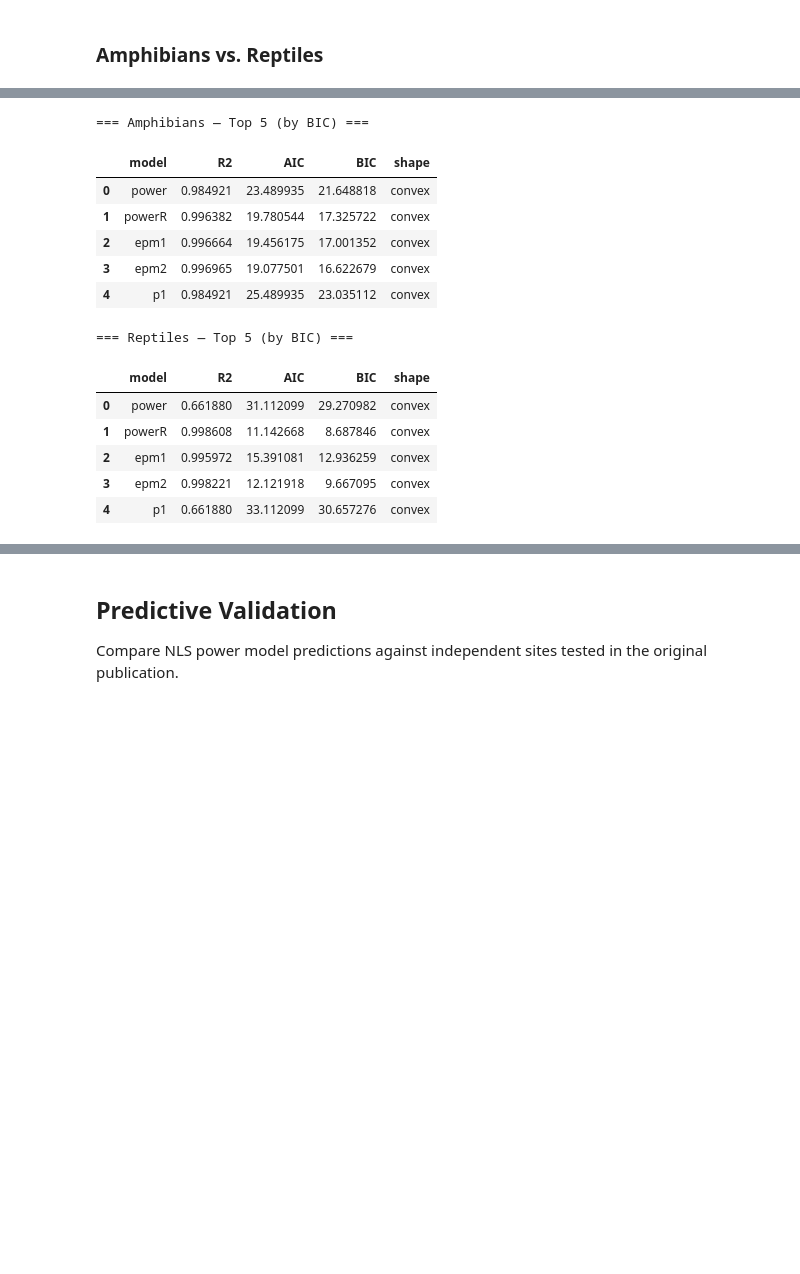
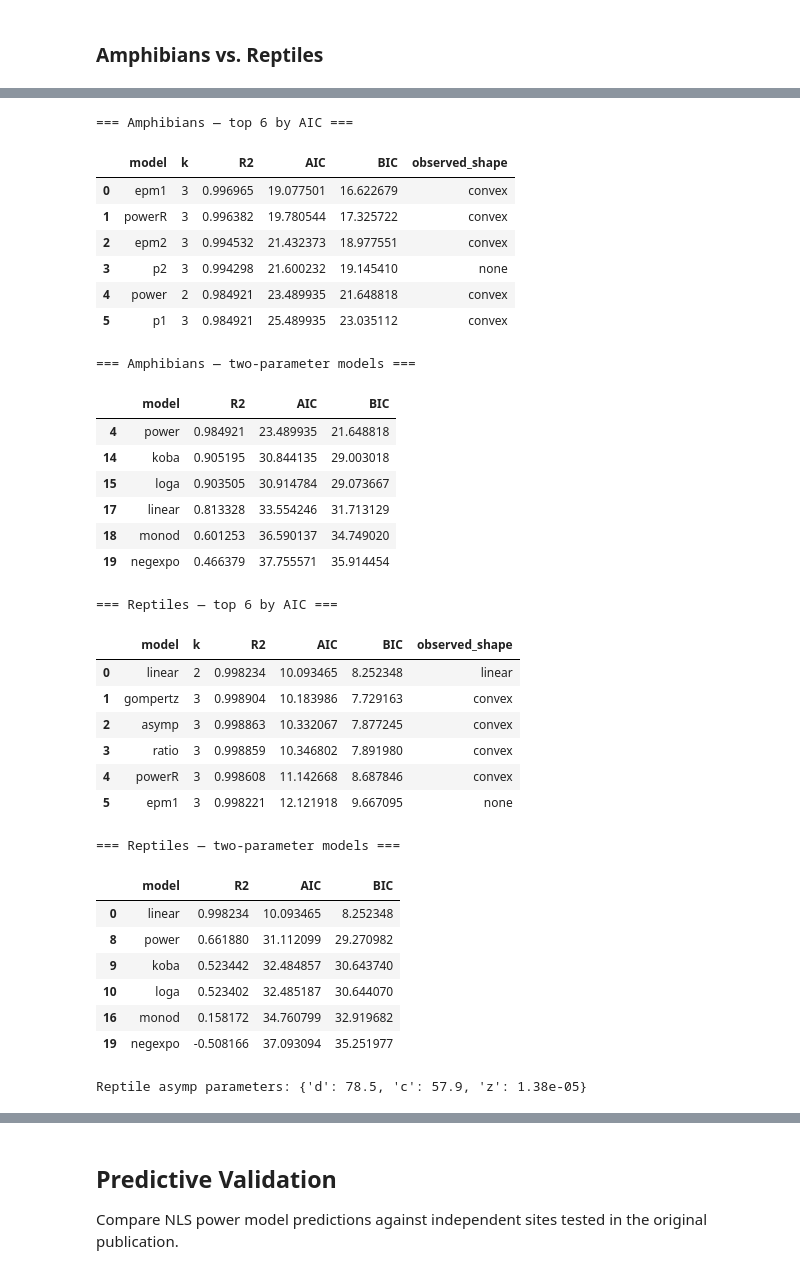
Before and after one commit to jmcmeen/etn-sar, a Jupyter notebook: analysis_updates.ipynb, the cells around one changed output, grey strips where cells are left out. Cells and saved outputs as stored; diff of their text form; code cells hidden in the pictures; blank space fills up the shorter version.

```diff
--- a/analysis_updates.ipynb
+++ b/analysis_updates.ipynb
@@ -249,18 +281,17 @@ with warnings.catch_warnings():
     warnings.filterwarnings("ignore")
     amp_multi = sars.sar_multi(data_amphibians)
     rep_multi = sars.sar_multi(data_reptiles)
+amp_ranked, rep_ranked = by_aic(amp_multi), by_aic(rep_multi)
 
 fig, axes = plt.subplots(1, 2, figsize=(13, 5))
-
-sars.plot_multi(amp_multi, top_n=5, ax=axes[0])
-axes[0].set_title("Amphibians — Top 5 Models")
-axes[0].set_xlabel("Area (km²)")
-axes[0].set_ylabel("Amphibian Species")
-
-sars.plot_multi(rep_multi, top_n=5, ax=axes[1])
-axes[1].set_title("Reptiles — Top 5 Models")
-axes[1].set_xlabel("Area (km²)")
-axes[1].set_ylabel("Reptile Species")
+for ax, label, multi, ranked in [
+    (axes[0], "Amphibian", amp_multi, amp_ranked),
+    (axes[1], "Reptile", rep_multi, rep_ranked),
+]:
+    plot_top(multi, ranked, 5, ax)
+    ax.set_title(f"{label}s — Top 5 Models by AIC")
+    ax.set_xlabel("Area (km²)")
+    ax.set_ylabel(f"{label} Species")
 plt.tight_layout()
 plt.show()
 # %% [output]
@@ -268,23 +299,48 @@ plt.show()
 # %%
-print("=== Amphibians — Top 5 (by BIC) ===")
-display(amp_multi.summary[["model", "R2", "AIC", "BIC", "shape"]].head())
-print("\n=== Reptiles — Top 5 (by BIC) ===")
-display(rep_multi.summary[["model", "R2", "AIC", "BIC", "shape"]].head())
+for label, ranked in [("Amphibians", amp_ranked), ("Reptiles", rep_ranked)]:
+    print(f"=== {label} — top 6 by AIC ===")
+    display(ranked[["model", "k", "R2", "AIC", "BIC", "observed_shape"]].head(6))
+    print(f"=== {label} — two-parameter models ===")
+    display(ranked.loc[ranked["k"] == 2, ["model", "R2", "AIC", "BIC"]])
+
+# The reptiles' leading three-parameter models stay close to the straight line over the
+# data: the asymptotic model, for one, has an asymptote far above the data and a tiny rate.
+rep_fits = {fit.model: fit for fit in rep_multi.fits}
+print("Reptile asymp parameters:", {k: float(f"{v:.3g}") for k, v in rep_fits["asymp"].params.items()})
 # %% [output]
-=== Amphibians — Top 5 (by BIC) ===
+=== Amphibians — top 6 by AIC ===
-|  | model | R2 | AIC | BIC | shape |
-| 0 | power | 0.984921 | 23.489935 | 21.648818 | convex |
-| 1 | powerR | 0.996382 | 19.780544 | 17.325722 | convex |
-| 2 | epm1 | 0.996664 | 19.456175 | 17.001352 | convex |
-| 3 | epm2 | 0.996965 | 19.077501 | 16.622679 | convex |
-| 4 | p1 | 0.984921 | 25.489935 | 23.035112 | convex |
+|  | model | k | R2 | AIC | BIC | observed_shape |
+| 0 | epm1 | 3 | 0.996965 | 19.077501 | 16.622679 | convex |
+| 1 | powerR | 3 | 0.996382 | 19.780544 | 17.325722 | convex |
+| 2 | epm2 | 3 | 0.994532 | 21.432373 | 18.977551 | convex |
+| 3 | p2 | 3 | 0.994298 | 21.600232 | 19.145410 | none |
+| 4 | power | 2 | 0.984921 | 23.489935 | 21.648818 | convex |
+| 5 | p1 | 3 | 0.984921 | 25.489935 | 23.035112 | convex |
-=== Reptiles — Top 5 (by BIC) ===
+=== Amphibians — two-parameter models ===
-|  | model | R2 | AIC | BIC | shape |
-| 0 | power | 0.661880 | 31.112099 | 29.270982 | convex |
-| 1 | powerR | 0.998608 | 11.142668 | 8.687846 | convex |
-| 2 | epm1 | 0.995972 | 15.391081 | 12.936259 | convex |
-| 3 | epm2 | 0.998221 | 12.121918 | 9.667095 | convex |
-| 4 | p1 | 0.661880 | 33.112099 | 30.657276 | convex |
+|  | model | R2 | AIC | BIC |
+| 4 | power | 0.984921 | 23.489935 | 21.648818 |
+| 14 | koba | 0.905195 | 30.844135 | 29.003018 |
+| 15 | loga | 0.903505 | 30.914784 | 29.073667 |
+| 17 | linear | 0.813328 | 33.554246 | 31.713129 |
+| 18 | monod | 0.601253 | 36.590137 | 34.749020 |
+| 19 | negexpo | 0.466379 | 37.755571 | 35.914454 |
+=== Reptiles — top 6 by AIC ===
+|  | model | k | R2 | AIC | BIC | observed_shape |
+| 0 | linear | 2 | 0.998234 | 10.093465 | 8.252348 | linear |
+| 1 | gompertz | 3 | 0.998904 | 10.183986 | 7.729163 | convex |
+| 2 | asymp | 3 | 0.998863 | 10.332067 | 7.877245 | convex |
+| 3 | ratio | 3 | 0.998859 | 10.346802 | 7.891980 | convex |
+| 4 | powerR | 3 | 0.998608 | 11.142668 | 8.687846 | convex |
+| 5 | epm1 | 3 | 0.998221 | 12.121918 | 9.667095 | none |
+=== Reptiles — two-parameter models ===
+|  | model | R2 | AIC | BIC |
+| 0 | linear | 0.998234 | 10.093465 | 8.252348 |
+| 8 | power | 0.661880 | 31.112099 | 29.270982 |
+| 9 | koba | 0.523442 | 32.484857 | 30.643740 |
+| 10 | loga | 0.523402 | 32.485187 | 30.644070 |
+| 16 | monod | 0.158172 | 34.760799 | 32.919682 |
+| 19 | negexpo | -0.508166 | 37.093094 | 35.251977 |
+Reptile asymp parameters: {'d': 78.5, 'c': 57.9, 'z': 1.38e-05}
 # %% [markdown]
 ## Threshold Analysis (Small-Island Effect)
 
```
Also changed, not shown: parts of 10 cells of this notebook, 3 other files.
